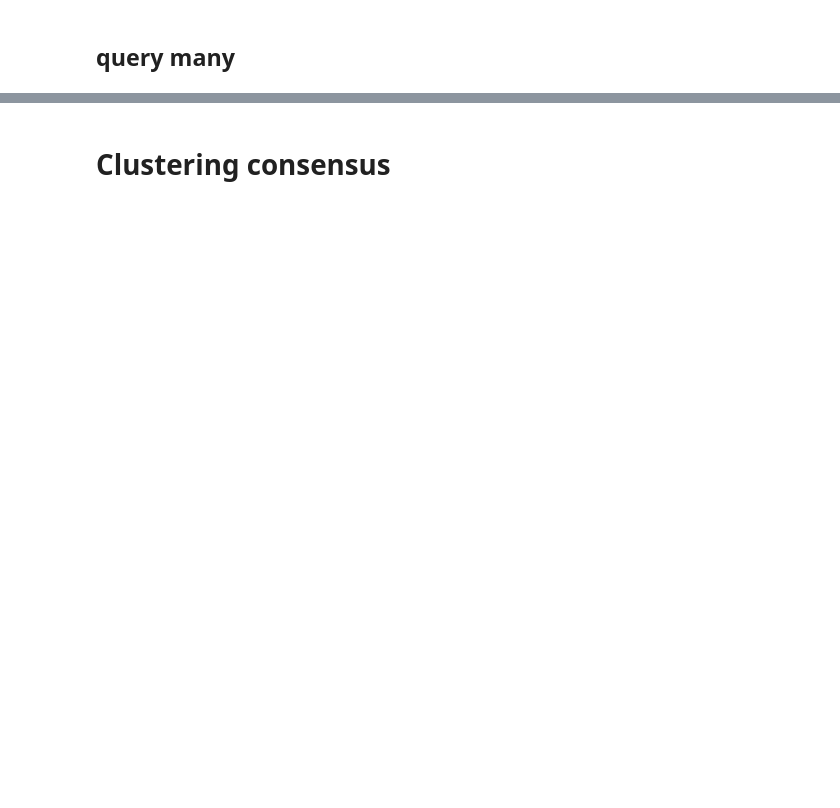
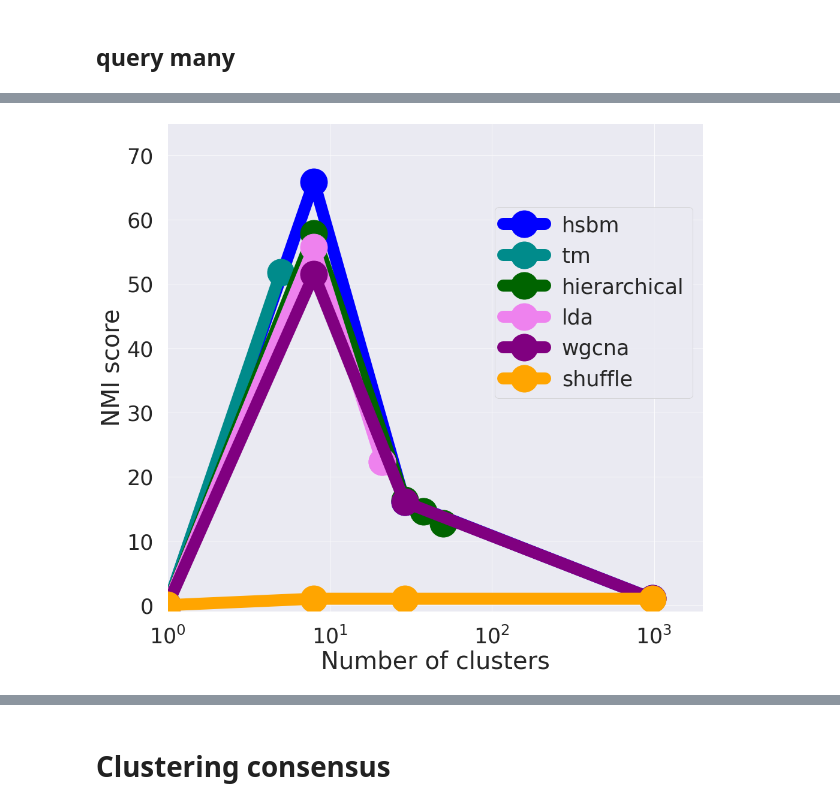
Before and after one commit to fvalle1/topics, a Jupyter notebook: hSBM_clusters.ipynb, the cells around one changed output, grey strips where cells are left out. Cells and saved outputs as stored; diff of their text form; code cells hidden in the pictures; blank space fills up the shorter version.

```diff
--- a/hSBM_clusters.ipynb
+++ b/hSBM_clusters.ipynb
@@ -259,0 +237,13 @@ plt.bar(range(2,2+4*len(scores["hierarchical"]["xl"]),4),scores["hierarchical"][
+# %%
+analysis = "all"
+
+fig=plt.figure(figsize=(20,15))
+ax = fig.subplots(1)
+add_score_lines(ax,scores, V="norm_V", labels=analyses[analysis])
+#ax.set_xscale('linear')
+plt.xlim(1,2000)
+plt.ylim(-1,75)
+plt.show()
+fig.savefig("%s/metric_scores_%s.pdf"%(directory,analysis))
+# %% [output]
+[figure, added]
```
Also changed, not shown: parts of 17 cells of this notebook.
